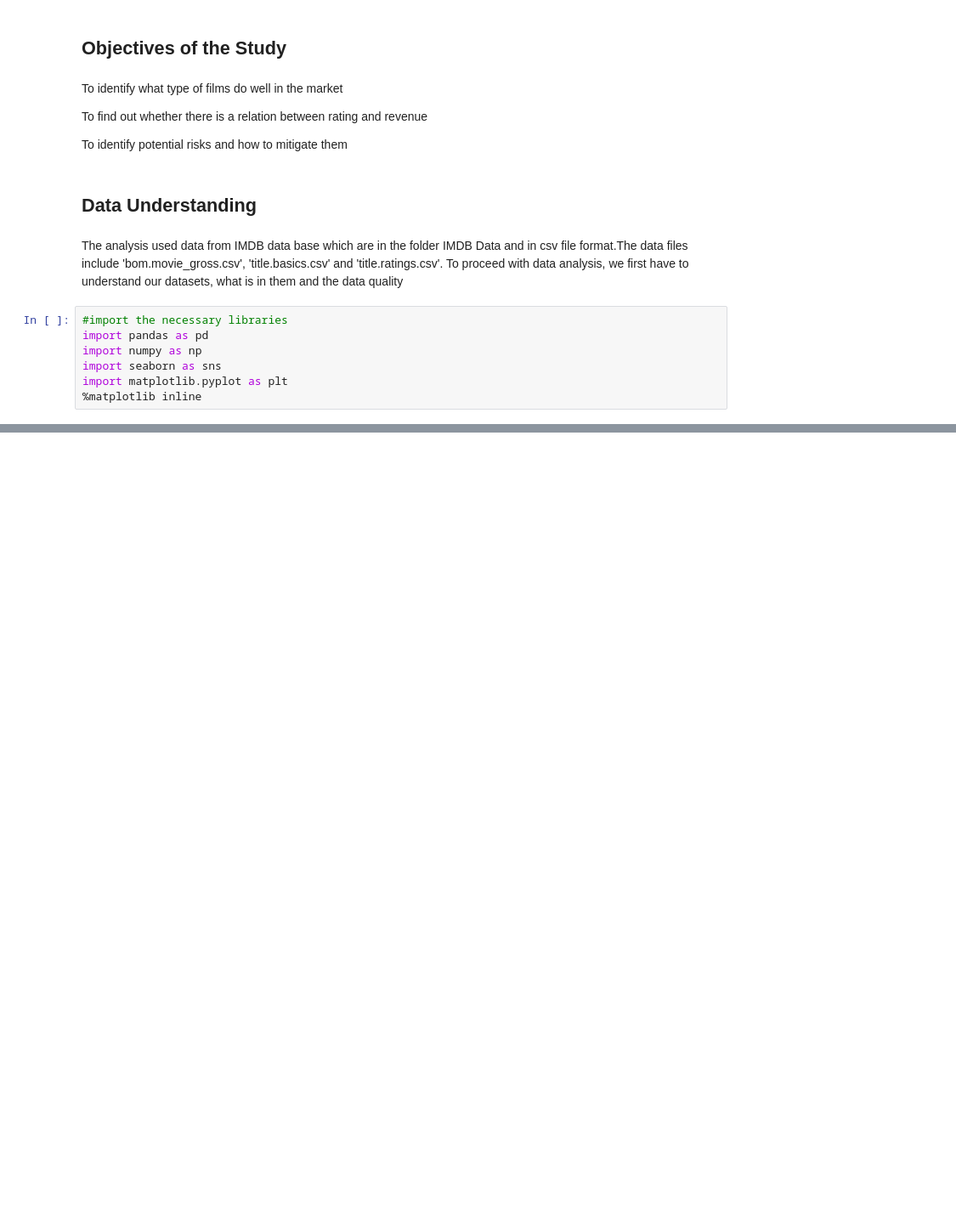
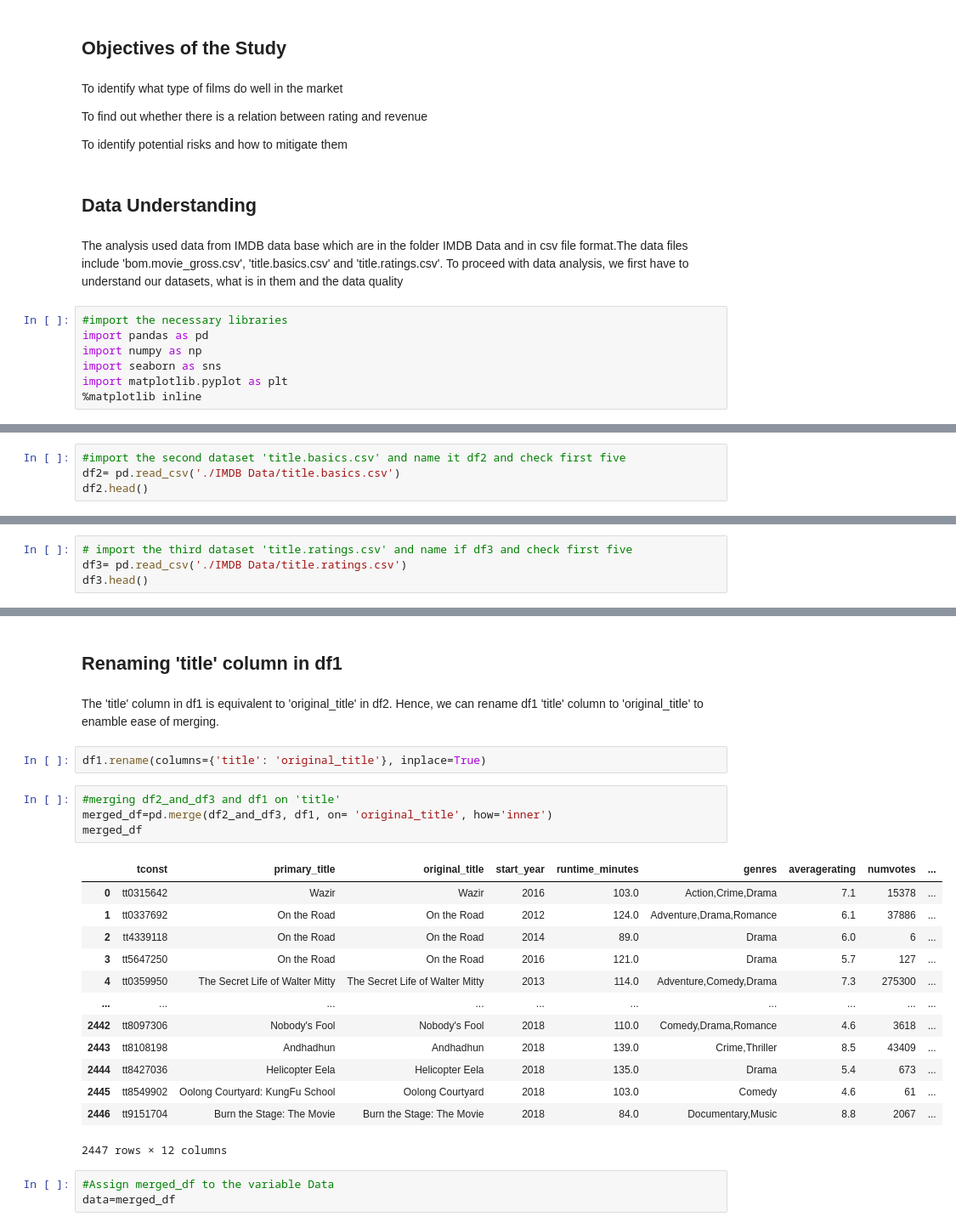
Before and after one commit to Trixiemoek/dsc-phase-1-project, a Jupyter notebook: student.ipynb, the cells around one changed output, grey strips where cells are left out. Shown at 85% size. Drawn from its saved outputs; the diff is of its cells as text; blank space fills up the shorter version.

```diff
--- a/student.ipynb
+++ b/student.ipynb
@@ -148,0 +50,4 @@ dtype: int64
+# %%
+#import the second dataset 'title.basics.csv' and name it df2 and check first five
+df2= pd.read_csv('./IMDB Data/title.basics.csv')
+df2.head()
@@ -148,0 +61,4 @@ dtype: int64
+# %%
+# import the third dataset 'title.ratings.csv' and name if df3 and check first five
+df3= pd.read_csv('./IMDB Data/title.ratings.csv')
+df3.head()
@@ -148,0 +94,27 @@ dtype: int64
+# %% [markdown]
+## Renaming 'title' column in df1
+# %% [markdown]
+The 'title' column in df1 is equivalent to 'original_title' in df2. Hence, we can rename df1 'title' column to 'original_title' to enamble ease of merging.
+# %%
+df1.rename(columns={'title': 'original_title'}, inplace=True)
+# %%
+#merging df2_and_df3 and df1 on 'title'
+merged_df=pd.merge(df2_and_df3, df1, on= 'original_title', how='inner')
+merged_df
+# %% [output]
+|  | tconst | primary_title | original_title | start_year | runtime_minutes | genres | averagerating | numvotes | ... |
+| 0 | tt0315642 | Wazir | Wazir | 2016 | 103.0 | Action,Crime,Drama | 7.1 | 15378 | ... |
+| 1 | tt0337692 | On the Road | On the Road | 2012 | 124.0 | Adventure,Drama,Romance | 6.1 | 37886 | ... |
+| 2 | tt4339118 | On the Road | On the Road | 2014 | 89.0 | Drama | 6.0 | 6 | ... |
+| 3 | tt5647250 | On the Road | On the Road | 2016 | 121.0 | Drama | 5.7 | 127 | ... |
+| 4 | tt0359950 | The Secret Life of Walter Mitty | The Secret Life of Walter Mitty | 2013 | 114.0 | Adventure,Comedy,Drama | 7.3 | 275300 | ... |
+| ... | ... | ... | ... | ... | ... | ... | ... | ... | ... |
+| 2442 | tt8097306 | Nobody's Fool | Nobody's Fool | 2018 | 110.0 | Comedy,Drama,Romance | 4.6 | 3618 | ... |
+| 2443 | tt8108198 | Andhadhun | Andhadhun | 2018 | 139.0 | Crime,Thriller | 8.5 | 43409 | ... |
+| 2444 | tt8427036 | Helicopter Eela | Helicopter Eela | 2018 | 135.0 | Drama | 5.4 | 673 | ... |
+| 2445 | tt8549902 | Oolong Courtyard: KungFu School | Oolong Courtyard | 2018 | 103.0 | Comedy | 4.6 | 61 | ... |
+| 2446 | tt9151704 | Burn the Stage: The Movie | Burn the Stage: The Movie | 2018 | 84.0 | Documentary,Music | 8.8 | 2067 | ... |
+2447 rows × 12 columns
+# %%
+#Assign merged_df to the variable Data
+data=merged_df
```
Also changed, not shown: parts of 27 cells of this notebook.
